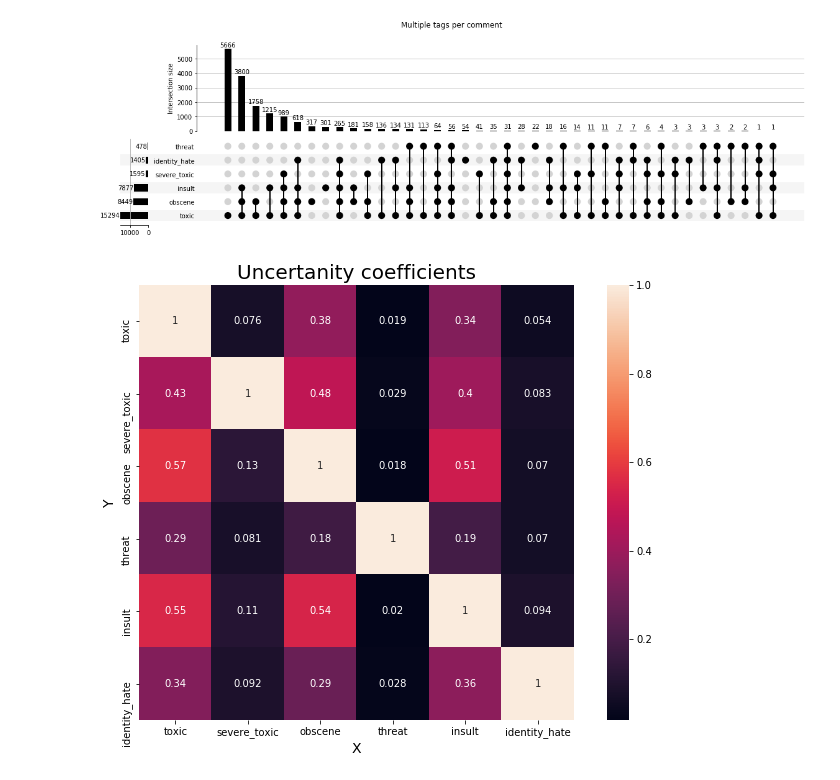
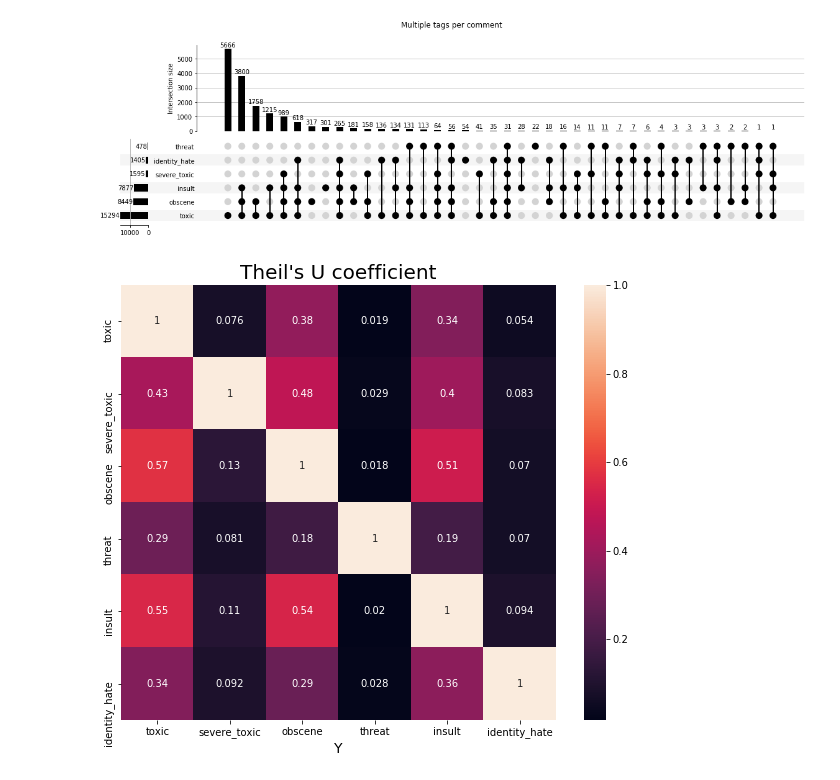
Before and after one commit to datali-ch/detect-toxic-content, a Jupyter notebook: exploratory_data_analysis.ipynb, the cells around one changed output. Cells and saved outputs as stored; diff of their text form; code cells hidden in the pictures.

```diff
--- a/exploratory_data_analysis.ipynb
+++ b/exploratory_data_analysis.ipynb
@@ -130,20 +138,8 @@ There are 159571 comments, but 178444 comment labels.
 # %%
 # Theil's U uncertanity coefficient
 # https://towardsdatascience.com/the-search-for-categorical-correlation-a1cf7f1888c9
-uncertanity_coeff = [[0]*len(TOXIC_LABELS) for label in TOXIC_LABELS]
 
-for label_1 in range(len(TOXIC_LABELS)):
-    for label_2 in range(len(TOXIC_LABELS)):
-        uncertanity_coeff[label_1][label_2] = theils_u(df[TOXIC_LABELS[label_1]], df[TOXIC_LABELS[label_2]])
+uncertanity_coeff = calculateUncertanityCoeff(df, TOXIC_LABELS)
+plotUncertanityCoeff(uncertanity_coeff, TOXIC_LABELS)
+# %% [output]
+[figure, added]
-# %%
-# Interpretation: Certanity that knowing Y we know X, but not vice-versa.
-
-plt.figure(figsize=(12,8))
-ax = sns.heatmap(uncertanity_coeff,annot=True, xticklabels=TOXIC_LABELS,
-            yticklabels=TOXIC_LABELS, square=True)
-plt.title("Uncertanity coefficients", fontsize = 20)
-plt.xlabel("X", fontsize = 14)
-plt.ylabel("Y", fontsize = 14)
-plt.show()
-# %% [output]
-[figure, removed]
```
Also changed, not shown: parts of 20 cells of this notebook, 4 other files.
